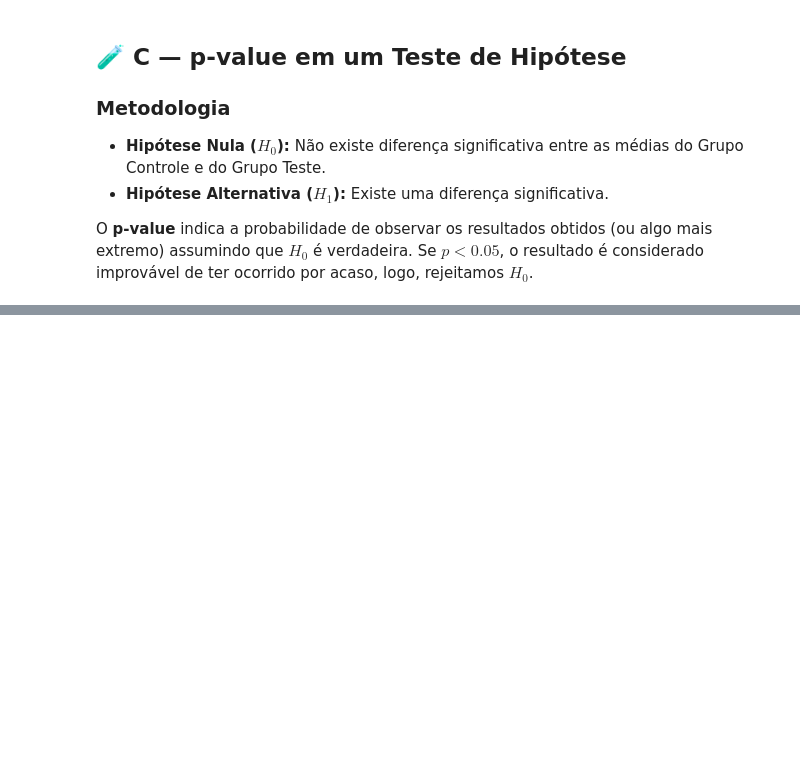
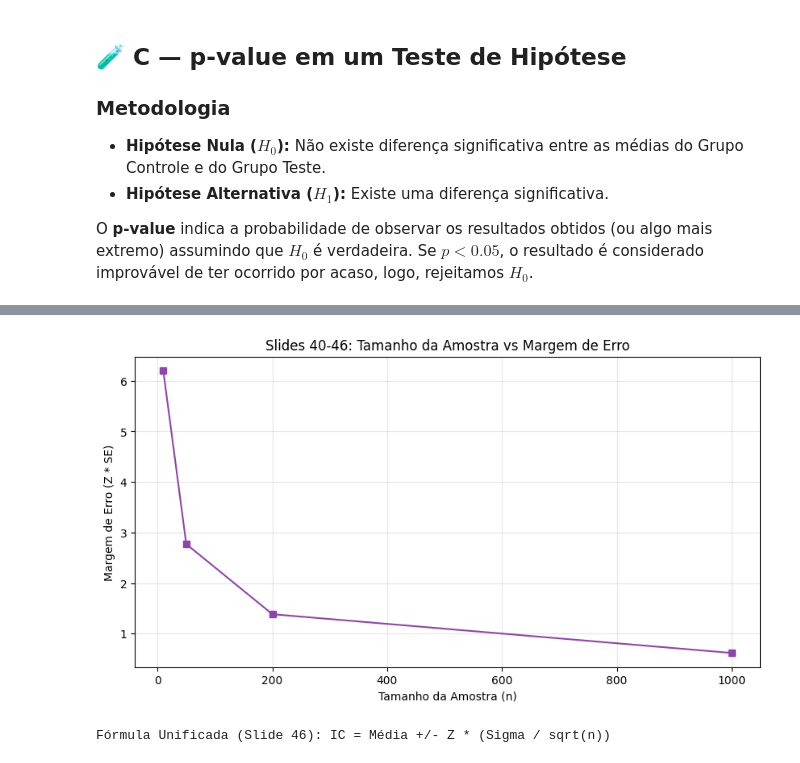
Before and after one commit to ofranbraga/atividades_matematica_computacional, a Jupyter notebook: atividade_2.2.ipynb, the cells around one changed output, grey strips where cells are left out. Saved outputs shown, nothing was run; the diff lists cells and outputs as text; code cells hidden in the pictures; blank space fills up the shorter version.

```diff
--- a/atividade_2.2.ipynb
+++ b/atividade_2.2.ipynb
@@ -142,0 +290,18 @@ Resultado: Não há evidências para rejeitar H0.
+# %%
+#demonstacao dos slides 40-45
+tamanhos_n = [10, 50, 200, 1000]
+margens = [1.96 * (pop_std / np.sqrt(n_val)) for n_val in tamanhos_n]
+
+plt.figure(figsize=(10, 5))
+plt.plot(tamanhos_n, margens, marker='s', color='#8e44ad', linestyle='-')
+plt.title("Slides 40-46: Tamanho da Amostra vs Margem de Erro")
+plt.xlabel("Tamanho da Amostra (n)")
+plt.ylabel("Margem de Erro (Z * SE)")
+plt.grid(True, alpha=0.3)
+plt.show()
+
+#conclisao do slide 46
+print("Fórmula Unificada (Slide 46): IC = Média +/- Z * (Sigma / sqrt(n))")
+# %% [output]
+[figure, added]
+Fórmula Unificada (Slide 46): IC = Média +/- Z * (Sigma / sqrt(n))
```
Also changed, not shown: parts of 15 cells of this notebook.
